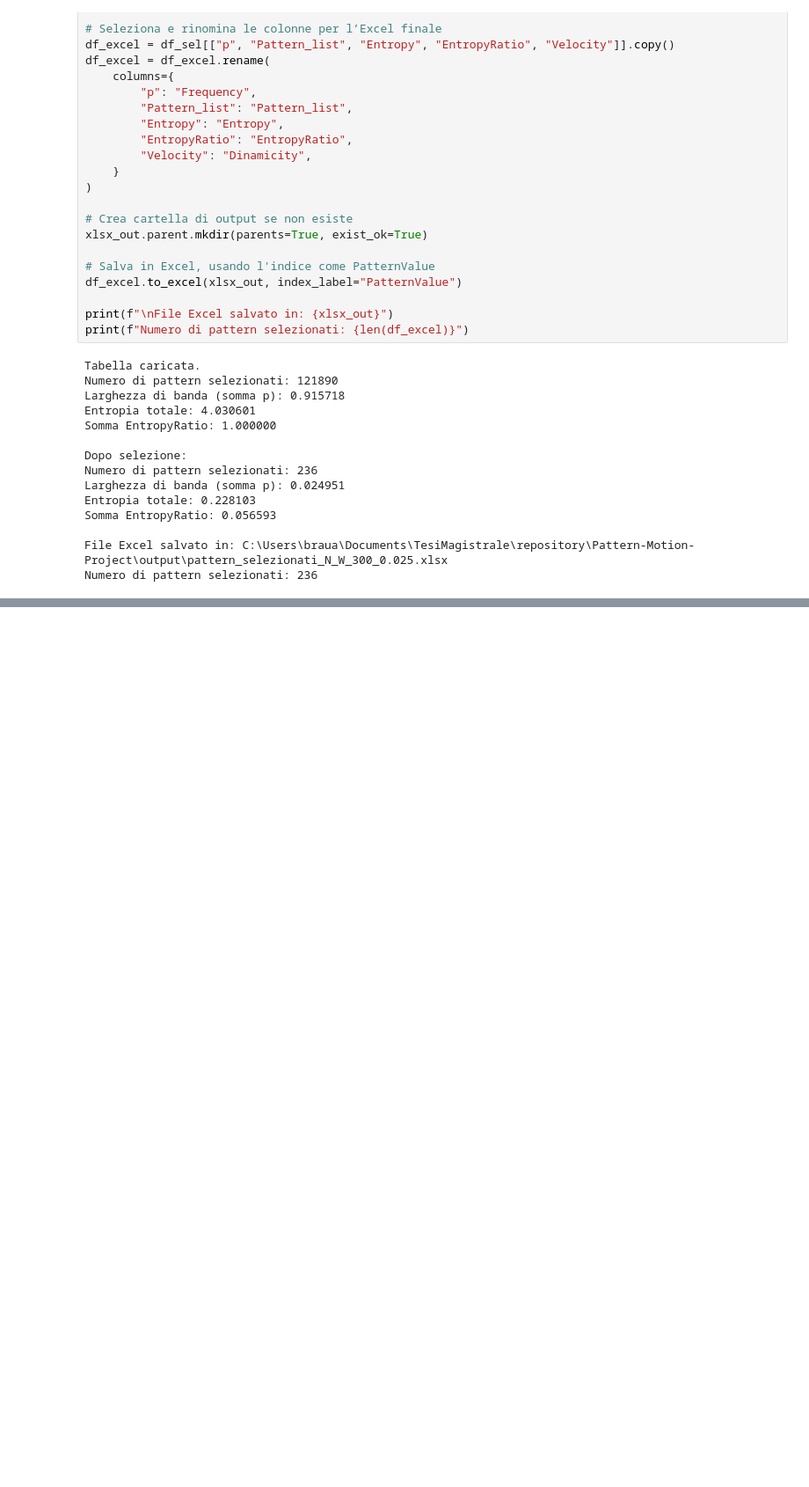
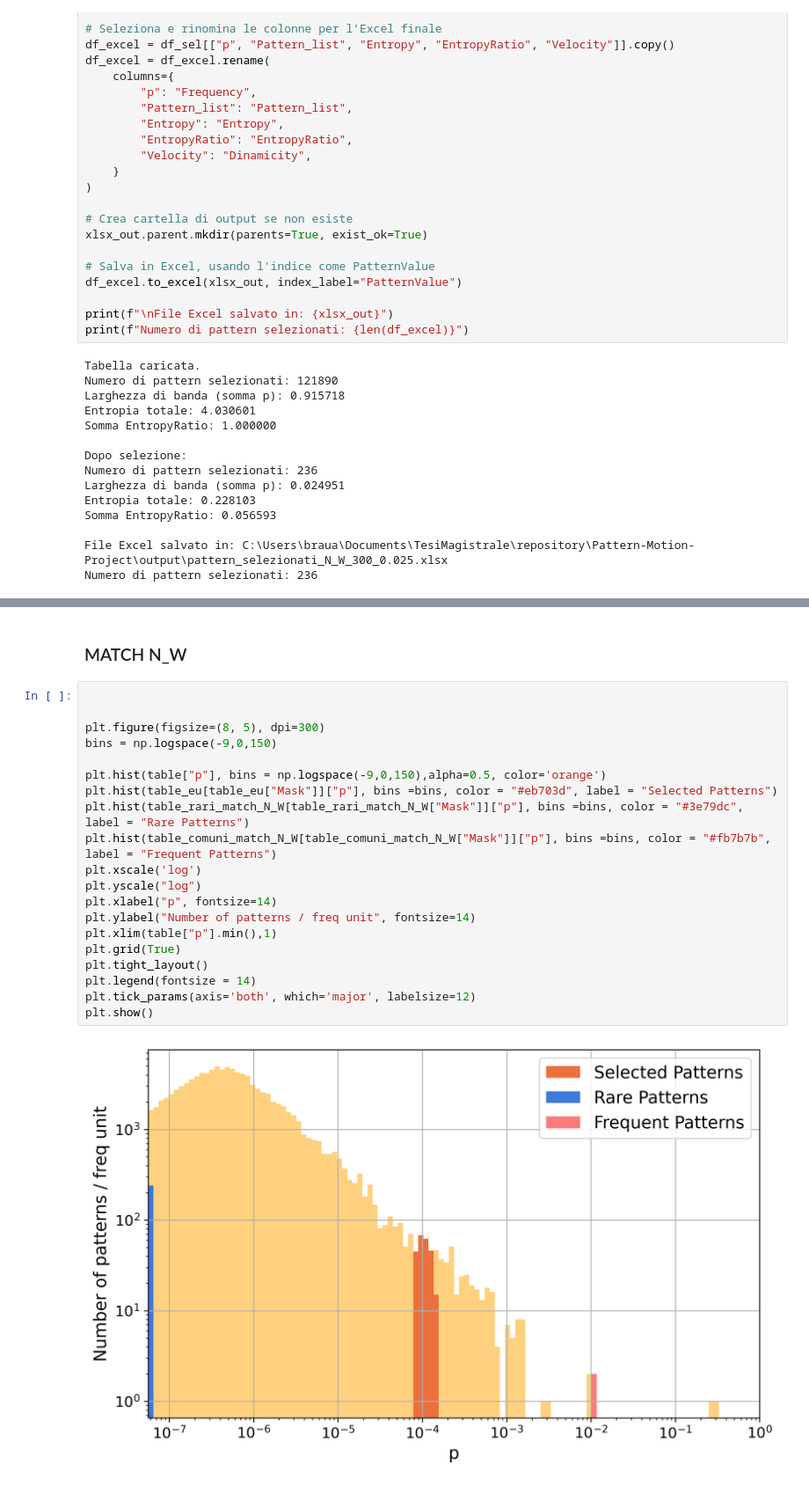
Before and after one commit to antoniobrau/Pattern-Motion-Project, a Jupyter notebook: notebooks/notebook_motion.ipynb, the cells around one changed output, grey strips where cells are left out. Shown at 88% size. Cells and saved outputs as stored; diff of their text form; blank space fills up the shorter version.

```diff
--- a/notebooks/notebook_motion.ipynb
+++ b/notebooks/notebook_motion.ipynb
@@ -148,0 +545,24 @@ Numero di pattern selezionati: 236
+# %% [markdown]
+### MATCH N_W
+# %%
+
+
+plt.figure(figsize=(8, 5), dpi=300)
+bins = np.logspace(-9,0,150)
+
+plt.hist(table["p"], bins = np.logspace(-9,0,150),alpha=0.5, color='orange')
+plt.hist(table_eu[table_eu["Mask"]]["p"], bins =bins, color = "#eb703d", label = "Selected Patterns")
+plt.hist(table_rari_match_N_W[table_rari_match_N_W["Mask"]]["p"], bins =bins, color = "#3e79dc", label = "Rare Patterns")
+plt.hist(table_comuni_match_N_W[table_comuni_match_N_W["Mask"]]["p"], bins =bins, color = "#fb7b7b", label = "Frequent Patterns")
+plt.xscale('log')
+plt.yscale("log")
+plt.xlabel("p", fontsize=14)
+plt.ylabel("Number of patterns / freq unit", fontsize=14)
+plt.xlim(table["p"].min(),1)
+plt.grid(True)
+plt.tight_layout()
+plt.legend(fontsize = 14)
+plt.tick_params(axis='both', which='major', labelsize=12)
+plt.show()
+# %% [output]
+[figure, added]
```
Also changed, not shown: parts of 19 cells of this notebook.
